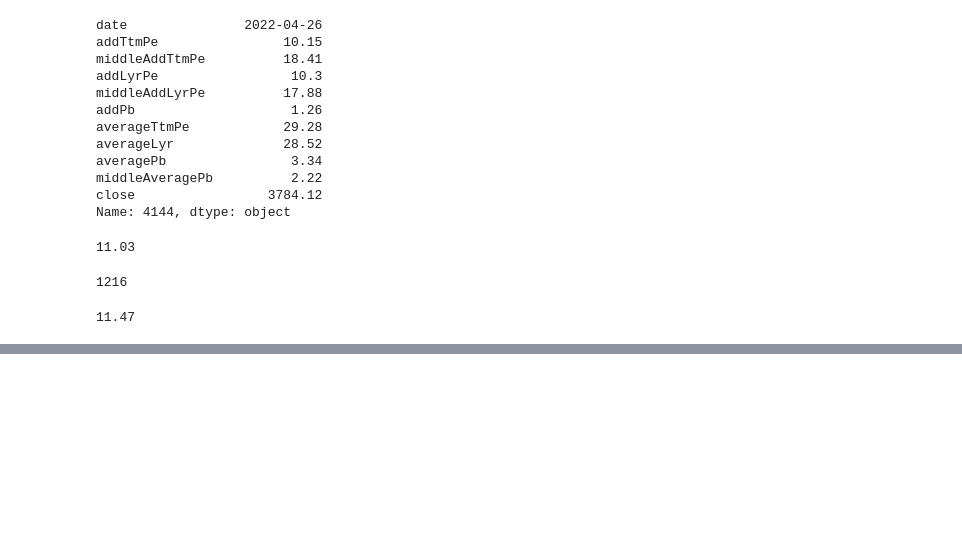
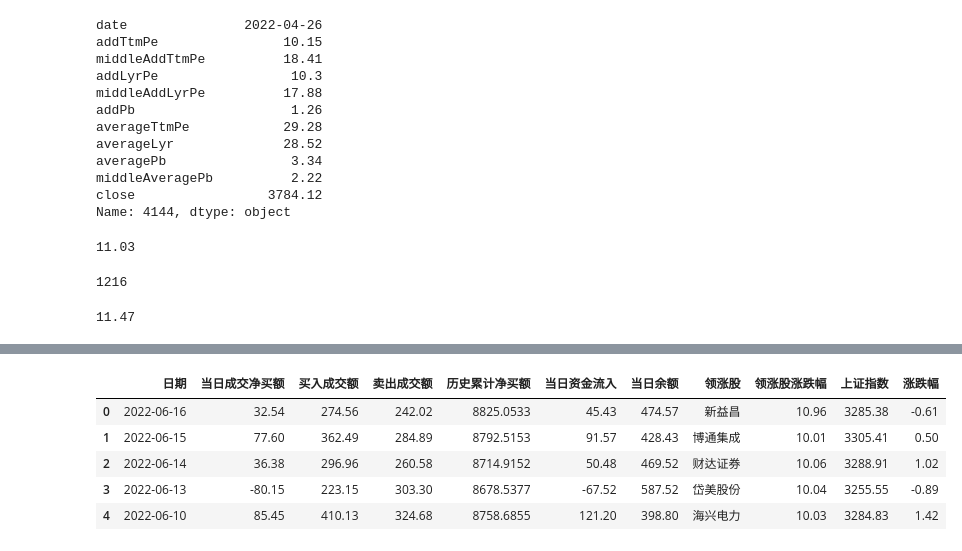
Before and after one commit to reichn/Quantitative_Investment, a Jupyter notebook: akshare/first_20220613.ipynb, the cells around one changed output, grey strips where cells are left out. Cells and saved outputs as stored; diff of their text form; code cells hidden in the pictures; blank space fills up the shorter version.

```diff
--- a/akshare/first_20220613.ipynb
+++ b/akshare/first_20220613.ipynb
@@ -75,0 +201,12 @@ np.percentile(arr["addTtmPe"], 20)
+# %%
+stock_hsgt_hist_em_df1 = ak.stock_hsgt_hist_em(symbol="沪股通") #北上
+stock_hsgt_hist_em_df2 = ak.stock_hsgt_hist_em(symbol="深股通")
+# %%
+stock_hsgt_hist_em_df1.head()
+# %% [output]
+|  | 日期 | 当日成交净买额 | 买入成交额 | 卖出成交额 | 历史累计净买额 | 当日资金流入 | 当日余额 | 领涨股 | 领涨股涨跌幅 | 上证指数 | 涨跌幅 |
+| 0 | 2022-06-16 | 32.54 | 274.56 | 242.02 | 8825.0533 | 45.43 | 474.57 | 新益昌 | 10.96 | 3285.38 | -0.61 |
+| 1 | 2022-06-15 | 77.60 | 362.49 | 284.89 | 8792.5153 | 91.57 | 428.43 | 博通集成 | 10.01 | 3305.41 | 0.50 |
+| 2 | 2022-06-14 | 36.38 | 296.96 | 260.58 | 8714.9152 | 50.48 | 469.52 | 财达证券 | 10.06 | 3288.91 | 1.02 |
+| 3 | 2022-06-13 | -80.15 | 223.15 | 303.30 | 8678.5377 | -67.52 | 587.52 | 岱美股份 | 10.04 | 3255.55 | -0.89 |
+| 4 | 2022-06-10 | 85.45 | 410.13 | 324.68 | 8758.6855 | 121.20 | 398.80 | 海兴电力 | 10.03 | 3284.83 | 1.42 |
```
Also changed, not shown: parts of 14 cells of this notebook, 1 other file.
